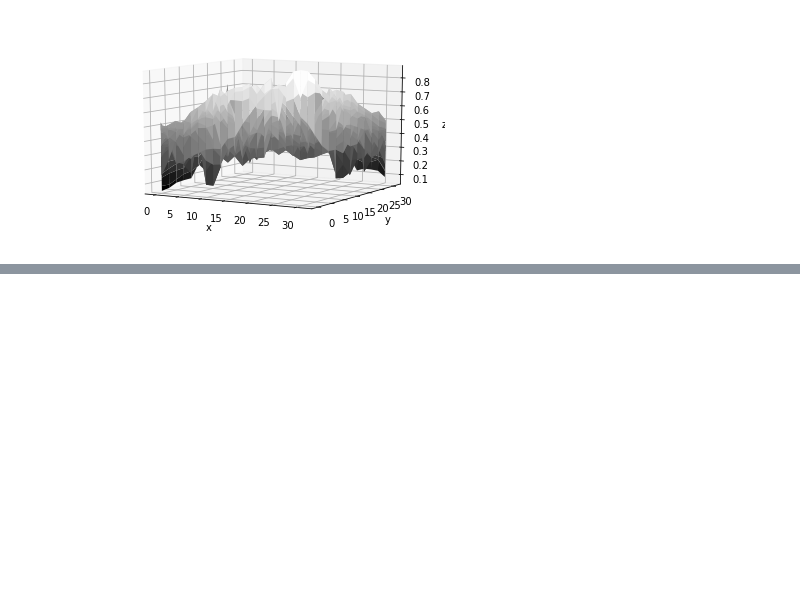
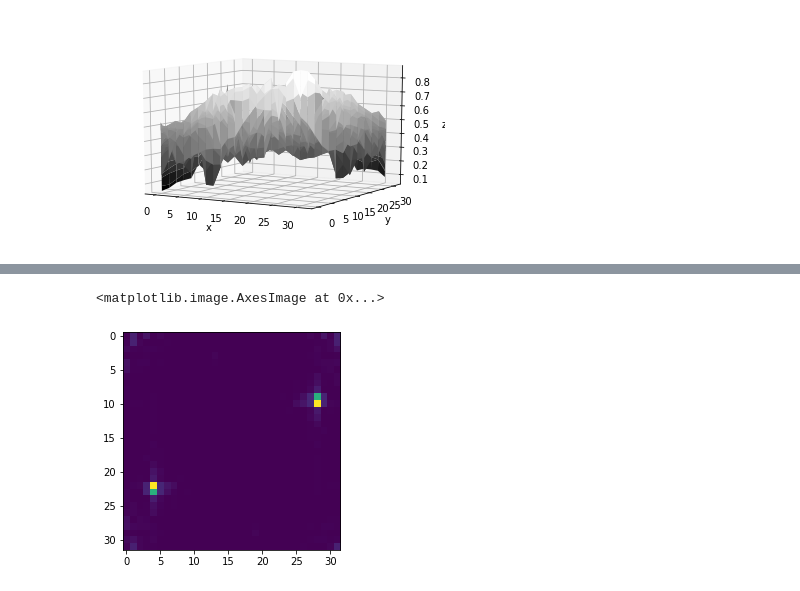
Before and after one commit to andersonsam/eosc_410, a Jupyter notebook: Lab6/Lab6_2019_SOLUTIONS.ipynb, the cells around one changed output, grey strips where cells are left out. Drawn from its saved outputs; the diff is of its cells as text; code cells hidden in the pictures; blank space fills up the shorter version.

```diff
--- a/Lab6/Lab6_2019_SOLUTIONS.ipynb
+++ b/Lab6/Lab6_2019_SOLUTIONS.ipynb
@@ -183,0 +196,16 @@ array([[0.32156863, 0.36470588, 0.42352941, ..., 0.38039216, 0.36078431,
+# %%
+#now, do FFT in 2D
+
+x2d = face
+
+x2dfft = np.fft.fft2(x2d)
+#Sx2n = np.abs(xfft**2) #power spectra
+Sx2n = np.abs(np.square(x2dfft))
+freq = np.fft.fftfreq(np.arange(len(x2dfft)).shape[-1]) #frequency
+Sx2n[0,0]=0
+
+#visualize
+plt.imshow(Sx2n)
+# %% [output]
+<matplotlib.image.AxesImage at 0x...>
+[figure, added]
```
Also changed, not shown: parts of 15 cells of this notebook.
